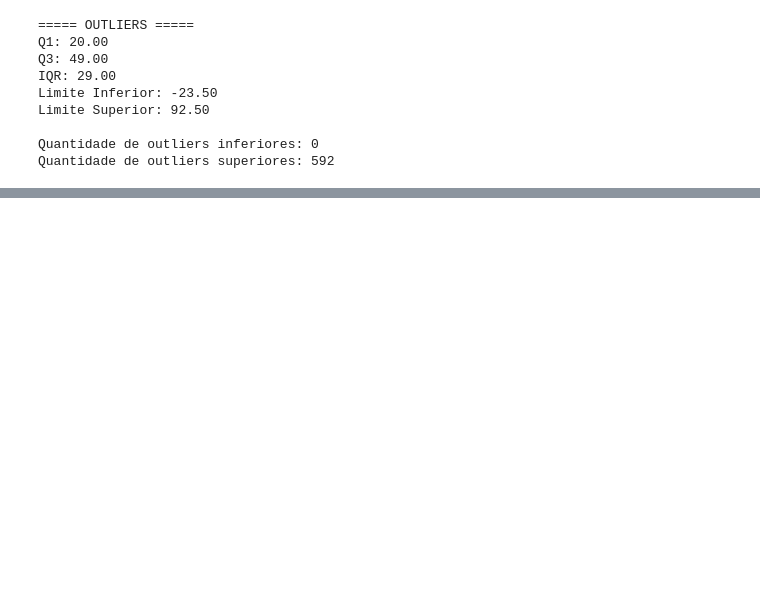
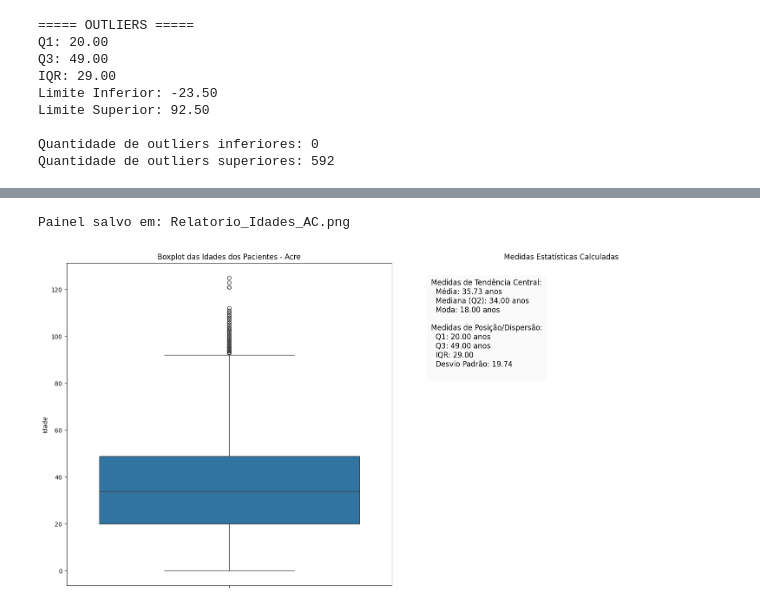
Before and after one commit to diogomedina-icloud/Analisededadosdiogo, a Jupyter notebook: UC2/Projeto/main.ipynb, the cells around one changed output, grey strips where cells are left out. Drawn from its saved outputs; the diff is of its cells as text; code cells hidden in the pictures; blank space fills up the shorter version.

```diff
--- a/UC2/Projeto/main.ipynb
+++ b/UC2/Projeto/main.ipynb
@@ -96,0 +105,13 @@ Quantidade de outliers superiores: 592
+# %%
+# BOXPLOT
+
+
+gerar_painel_boxplot(
+    idades_array,
+    medidas,
+    titulo_boxplot='Boxplot das Idades dos Pacientes - Acre',
+    caminho_salvar='Relatorio_Idades_AC.png'
+)
+# %% [output]
+Painel salvo em: Relatorio_Idades_AC.png
+[figure, added]
```
Also changed, not shown: parts of 7 cells of this notebook, 4 other files.
